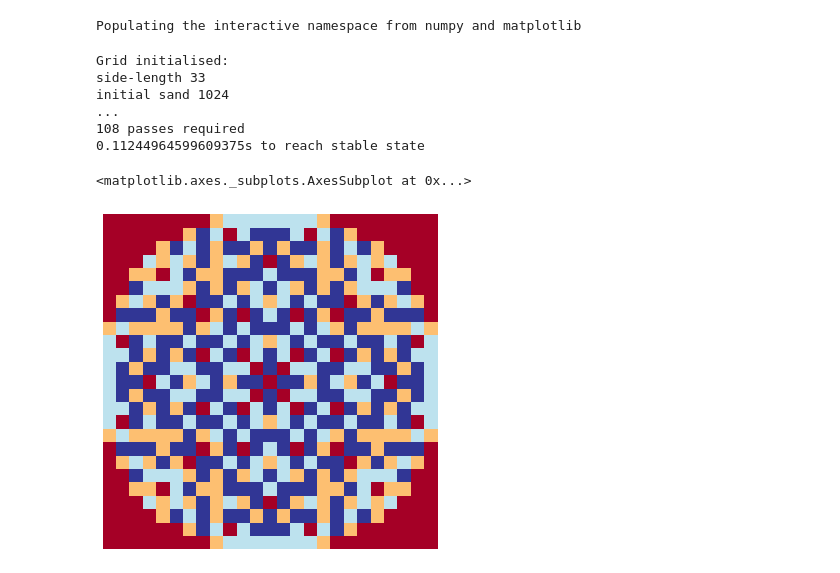
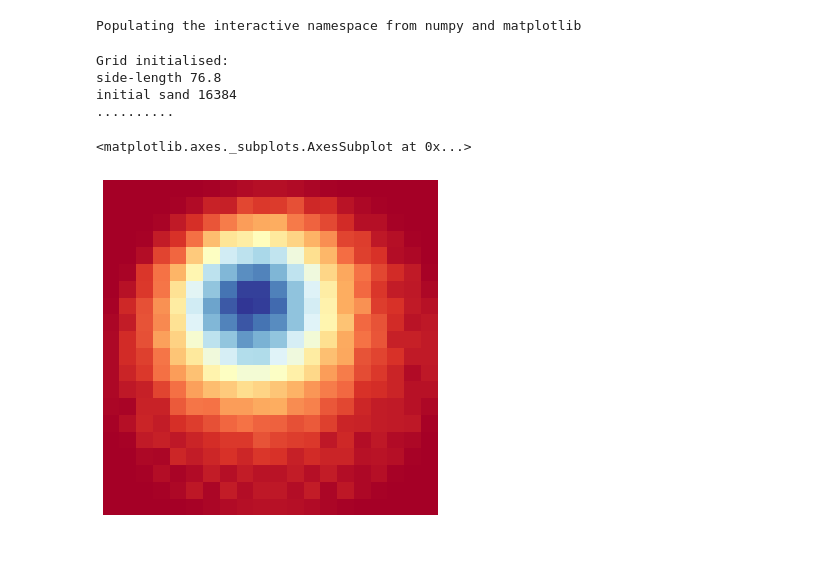
Before and after one commit to sminez/recreational_mathematics, a Jupyter notebook: Sandpiles/Sandpiles.ipynb, the cells around one changed output. Saved outputs shown, nothing was run; the diff lists cells and outputs as text; code cells hidden in the pictures.

```diff
--- a/Sandpiles/Sandpiles.ipynb
+++ b/Sandpiles/Sandpiles.ipynb
@@ -116,14 +162,12 @@ Populating the interactive namespace from numpy and matplotlib
 # %%
-s = SandHeap(10, '+')
-s.topple(True)
+s = SandHeap(14, 'o+')
+g = s.ntopple(10, True)
 plt.figure(figsize=(6, 6))
-sns.heatmap(s.grid, cbar=False, xticklabels=False, yticklabels=False, cmap="RdYlBu")
+sns.heatmap(g, cbar=False, xticklabels=False, yticklabels=False, cmap="RdYlBu")
 # %% [output]
 Grid initialised:
-side-length 33
-initial sand 1024
-...
-108 passes required
-0.11244964599609375s to reach stable state
+side-length 76.8
+initial sand 16384
+..........
 <matplotlib.axes._subplots.AxesSubplot at 0x...>
-[figure, old version]
+[figure, new version]
```
Also changed, not shown: parts of 9 cells of this notebook.
